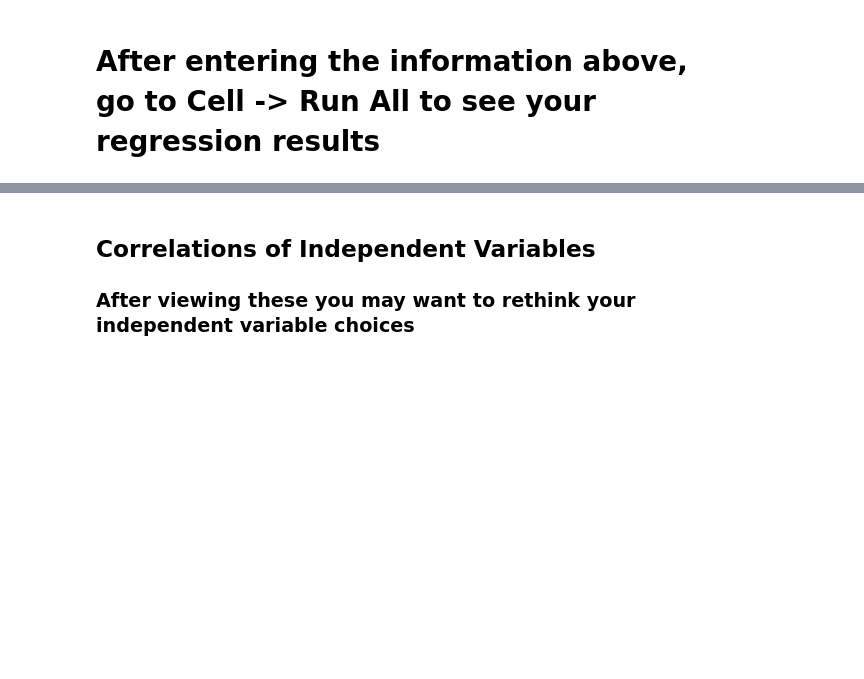
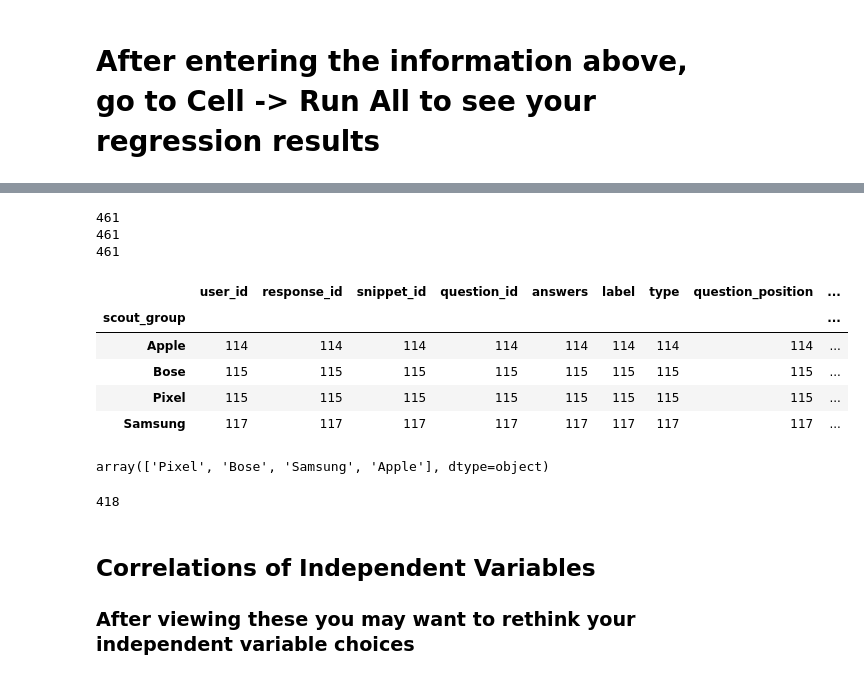
Before and after one commit to tshokair/jupyterhub_hosted, a Jupyter notebook: regression_tools/SingleMissionLinearRegressorMixedIV_Demo.ipynb, the cells around one changed output, grey strips where cells are left out. Saved outputs shown, nothing was run; the diff lists cells and outputs as text; code cells hidden in the pictures; blank space fills up the shorter version.

```diff
--- a/regression_tools/SingleMissionLinearRegressorMixedIV_Demo.ipynb
+++ b/regression_tools/SingleMissionLinearRegressorMixedIV_Demo.ipynb
@@ -118,21 +169,39 @@ id_sample = response_data.groupby(['snippet_id']).count().reset_index().sample(f
+# %%
+response_data['birthday'] = response_data['birthday'].astype('datetime64[ns]')
 # %%
 if ethnicity_filters:
     ethnicities = ethnicity_filters
 else:
-    ethnicites = response_data['ethnicity'].unique()
+    response_data['ethnicity'] = (
+        response_data['ethnicity'].fillna('missing')
+    )
+    ethnicities = response_data['ethnicity'].unique()
 
 if education_filters:
     educations = education_filters
 else:
+    response_data['education'] = (
+        response_data['education'].fillna('missing')
+    )
     educations = response_data['education'].unique()
 if tag_filters:
     tags = tag_filters
 else:
+    response_data['tag'] = (
+        response_data['tag'].fillna('None')
+    )
     tags = response_data['tag'].unique()
-
-filtered = response_data[(response_data['ethnicity'].isin(ethnicites)) &
+if scout_group_filters:
+    scout_groups = scout_group_filters
+else:
+    response_data['scout_group'] = (
+        response_data['scout_group'].fillna('None')
+    )
+    scout_groups = response_data['scout_group'].unique()
+filtered = response_data[(response_data['ethnicity'].isin(ethnicities)) &
                         (response_data['education'].isin(educations)) &
-                        (response_data['tag'].isin(tags))].copy()
+                        (response_data['tag'].isin(tags)) &
+                        (response_data['scout_group'].isin(scout_groups))].copy()
 filtered_id_list = []
 for question in question_response_filtering:
     part, num = int(question.split('-')[0])-1, int(question.split('-')[1])-1
@@ -144,2 +218,19 @@ for question in question_response_filtering:
+# %%
+print(len(response_data[response_data['part_position'] == 3].groupby('user_id').count()))
+print(len(filtered[filtered['part_position'] == 3].groupby('user_id').count()))
+print(len(filtered[filtered['part_position'] == 3].drop_duplicates(['user_id','question_id']).groupby(['user_id']).count()))
+# %% [output]
+461
+461
+461
+# %%
+filtered[filtered['part_position'] == 3].groupby('user_id').first().reset_index().groupby('scout_group').count()
+# %% [output]
+|  | user_id | response_id | snippet_id | question_id | answers | label | type | question_position | ... |
+| scout_group |  |  |  |  |  |  |  |  | ... |
+| Apple | 114 | 114 | 114 | 114 | 114 | 114 | 114 | 114 | ... |
+| Bose | 115 | 115 | 115 | 115 | 115 | 115 | 115 | 115 | ... |
+| Pixel | 115 | 115 | 115 | 115 | 115 | 115 | 115 | 115 | ... |
+| Samsung | 117 | 117 | 117 | 117 | 117 | 117 | 117 | 117 | ... |
 # %%
 fd = MixedFeatureData(
@@ -161,6 +253,14 @@ eda = ExploratoryAnalysis(
     fd.question_choices(),
 )
 logistic_regression = MixedClassificationModel(fd)
+# %%
+fd.raw['scout_group'].unique()
+# %% [output]
+array(['Pixel', 'Bose', 'Samsung', 'Apple'], dtype=object)
+# %%
+len(logistic_regression.balanced)
+# %% [output]
+418
 # %% [markdown]
 ## Correlations of Independent Variables
 ### After viewing these you may want to rethink your independent variable choices
```
Also changed, not shown: parts of 14 cells of this notebook, 4 other files.
